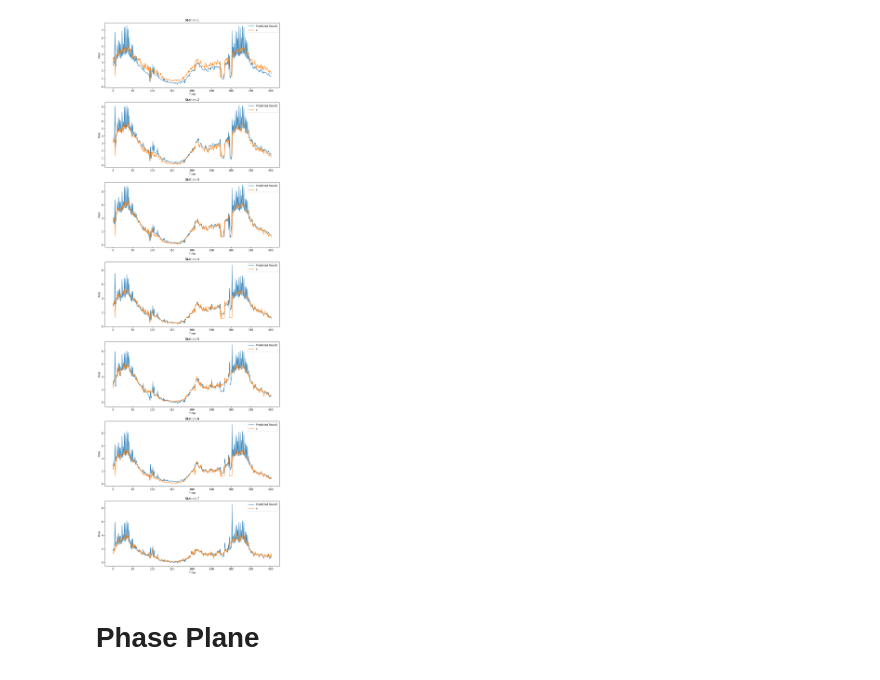
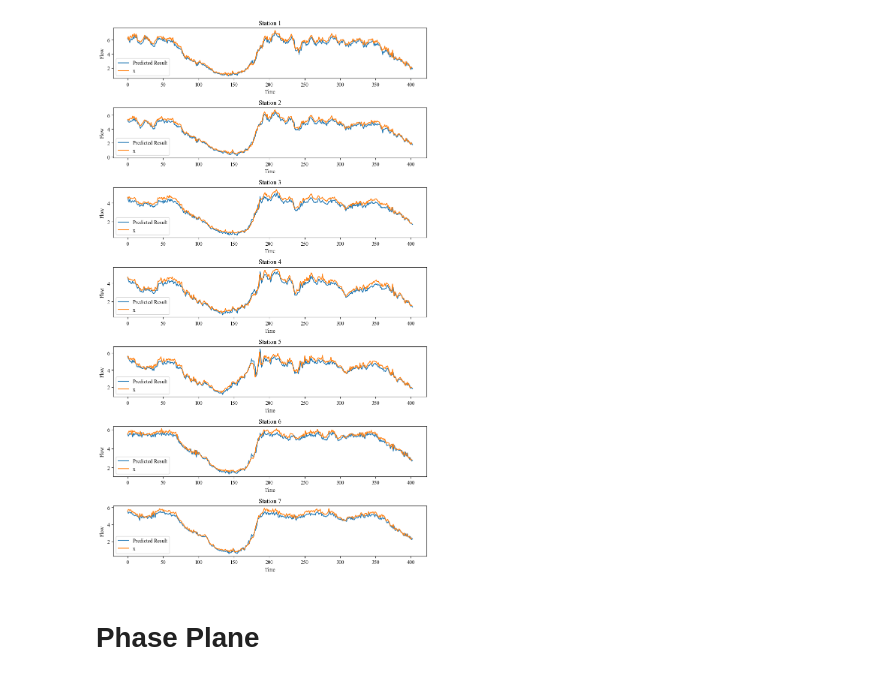
Before and after one commit to wzh96/Traffic_Network_Flow_Dynamics, a Jupyter notebook: Result_visualization.ipynb, the cells around one changed output. Cells and saved outputs as stored; diff of their text form; code cells hidden in the pictures.

```diff
--- a/Result_visualization.ipynb
+++ b/Result_visualization.ipynb
@@ -41,11 +38,11 @@ plt.plot(refine_val_loss)
 # %%
 # Create a figure with 5 subplots (one for each column)
-fig, axs = plt.subplots(nrows=X_ori.shape[1], ncols=1, figsize=(10, 20))
+fig, axs = plt.subplots(nrows=X_ori.shape[1], ncols=1, figsize=(10, 15))
 
 # Plot each column in a separate subplot
 for i in range(X_ori.shape[1]):
-    axs[i].plot(X_ori[:, i], label = 'X_ori')
-    axs[i].plot(z[:,i], label = 'z')
+    axs[i].plot(X_ori[:, i], label = 'x ori')
+    axs[i].plot(z[:,i], label = 'z recon')
     axs[i].legend()
 
 # Add titles and axis labels to the subplots
@@ -82,11 +79,11 @@ plt.show()
 dz_predict = results['dz_predict'].cpu().detach().numpy()
 dz = results['dz'].cpu().detach().numpy()
 # %%
-fig, axs = plt.subplots(nrows=dx_ori.shape[1], ncols=1, figsize=(10, 30))
+fig, axs = plt.subplots(nrows=dx_ori.shape[1], ncols=1, figsize=(10, 15))
 
 # Plot each column in a separate subplot
 for i in range(dx_ori.shape[1]):
-    axs[i].plot(dz[:, i], label = 'dz')
+    #axs[i].plot(dz[:, i], label = 'dz')
     axs[i].plot(dz_predict[:,i], label = 'dz_sindy')
     axs[i].plot(dx_ori[:,i], label = 'dx')
     axs[i].legend()
@@ -105,17 +102,19 @@ plt.show()
 # %%
 #Simulate data with discovered governing equations
 total_sim_timestep = 402
-total_pred_step = 3
-s = (total_sim_timestep, 10)
+total_pred_step = 1
+s = (total_sim_timestep+1, 10)
 sim_result = np.zeros(s)
+sim_result[0,:] = z[0,:].reshape(1,-1)
 # %%
 from sindy_utils import sindy_library
 # %%
 for t in range(0,total_sim_timestep,total_pred_step):
     z_init = z[t,:].reshape(1,-1)
+    #sim_result[t,:] = z_init
     for s in range(total_pred_step):
         Theta_curr = sindy_library(z_init,2,False)
         dz_curr = np.matmul(Theta_curr,sindy_coeff)
         z_new = z_init + dz_curr
-        sim_result[t+s,:] = z_init
+        sim_result[t+s+1,:] = z_new
         z_init = np.array(z_new)
@@ -154,22 +121,22 @@ array([[ 2.7333057 ,  3.2865887 ,  3.707364  , ..., -8.038664  ,
 # %%
-fig, axs = plt.subplots(nrows=X_ori.shape[1], ncols=1, figsize=(10, 30))
+fig, axs = plt.subplots(nrows=X_ori.shape[1], ncols=1, figsize=(9, 15))
 
 # Plot each column in a separate subplot
 for i in range(X_ori.shape[1]):
     axs[i].plot(sim_result[:, i], label = 'Predicted Result')
-    axs[i].plot(X_ori[:,i], label = 'x')
+    axs[i].plot(z[:,i], label = 'x')
     axs[i].legend()
 
 # Add titles and axis labels to the subplots
 for i, ax in enumerate(axs):
     ax.set_title(f'Station {i+1}')
     ax.set_xlabel('Time')
     ax.set_ylabel('Flow')
 
 # Show the figure
 plt.tight_layout()
 plt.show()
 # %% [output]
-[figure, old version]
+[figure, new version]
 # %% [markdown]
 # Phase Plane
```
Also changed, not shown: parts of 10 cells of this notebook, 32 other files.
